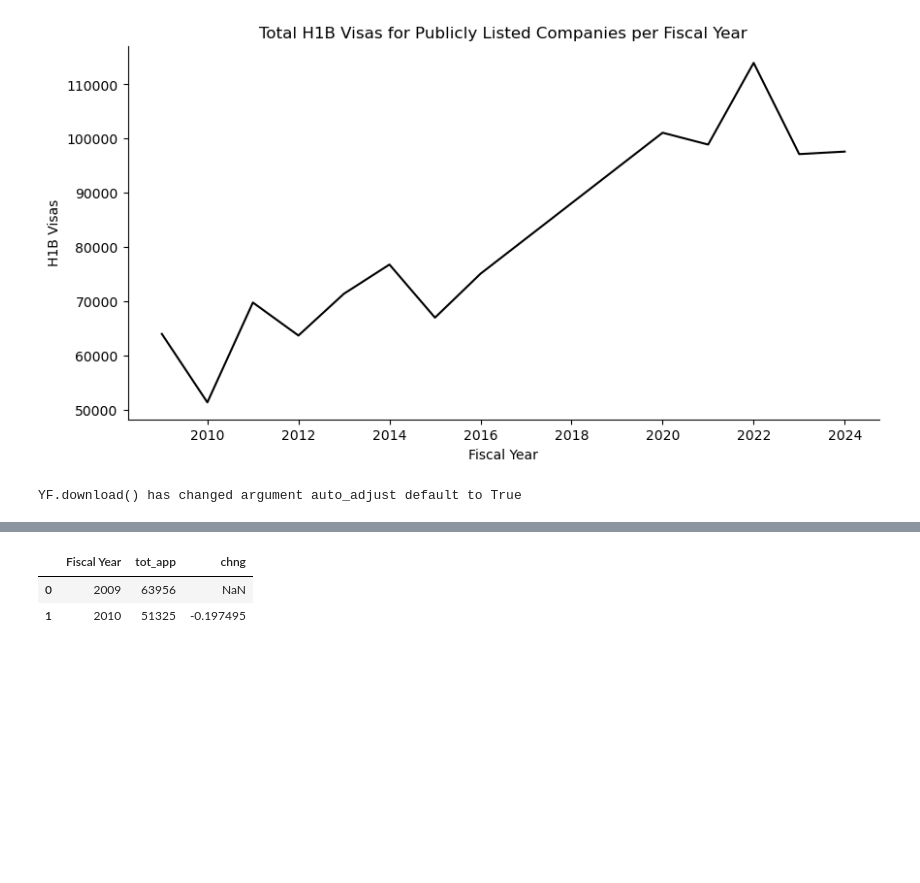
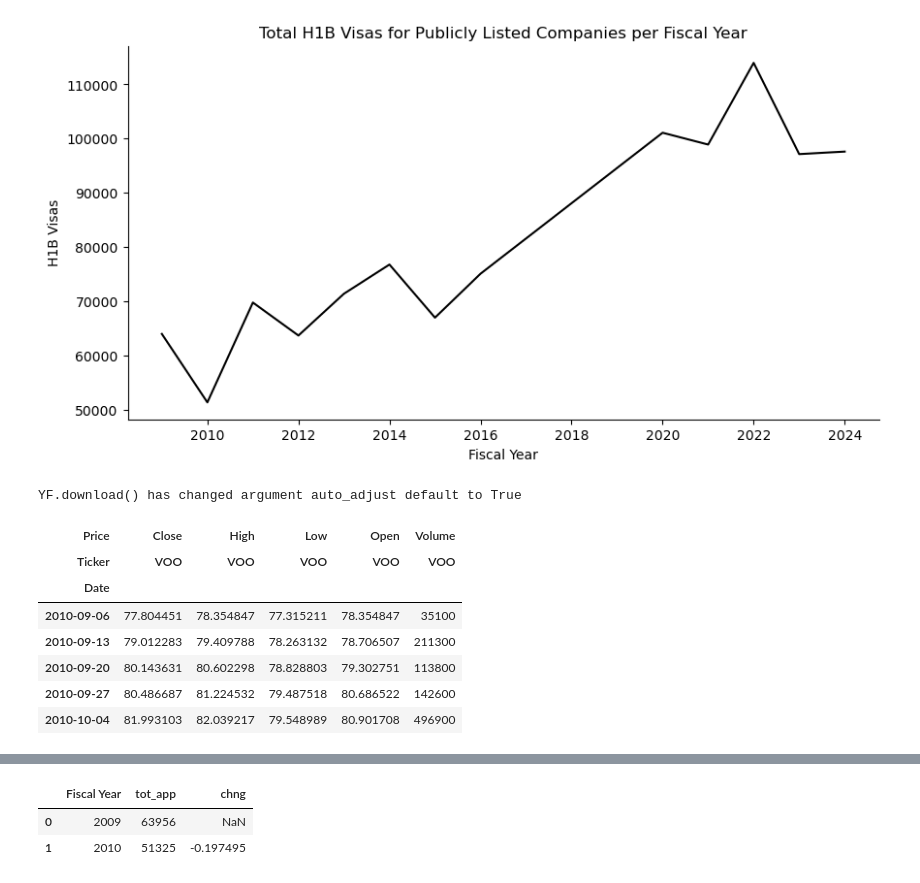
Before and after one commit to 608ohenry/econ570_project, a Jupyter notebook: main.ipynb, the cells around one changed output, grey strips where cells are left out. Saved outputs shown, nothing was run; the diff lists cells and outputs as text; code cells hidden in the pictures; blank space fills up the shorter version.

```diff
--- a/main.ipynb
+++ b/main.ipynb
@@ -322,11 +300,20 @@ plt.show()
 [figure]
 # %%
 #Run once to have data locally
-#voo_data = yf.download('VOO', start="2008-01-01", end="2025-01-01", progress = False, interval='1wk')
+voo_data = yf.download('VOO', start="2008-01-01", end="2025-01-01", progress = False, interval='1wk')
 #voo_data.to_csv('data/voo_hist_data.csv')
 #voo_data = pd.read_csv('data/voo_hist_data.csv')
+voo_data.head()
 # %% [output]
 YF.download() has changed argument auto_adjust default to True
+| Price | Close | High | Low | Open | Volume |
+| Ticker | VOO | VOO | VOO | VOO | VOO |
+| Date |  |  |  |  |  |
+| 2010-09-06 | 77.804451 | 78.354847 | 77.315211 | 78.354847 | 35100 |
+| 2010-09-13 | 79.012283 | 79.409788 | 78.263132 | 78.706507 | 211300 |
+| 2010-09-20 | 80.143631 | 80.602298 | 78.828803 | 79.302751 | 113800 |
+| 2010-09-27 | 80.486687 | 81.224532 | 79.487518 | 80.686522 | 142600 |
+| 2010-10-04 | 81.993103 | 82.039217 | 79.548989 | 80.901708 | 496900 |
 # %%
 voo_data['year'] = voo_data.index.year
 yearly_voo = voo_data.groupby('year').mean().droplevel('Ticker', axis=1)
```
Also changed, not shown: parts of 11 cells of this notebook.
